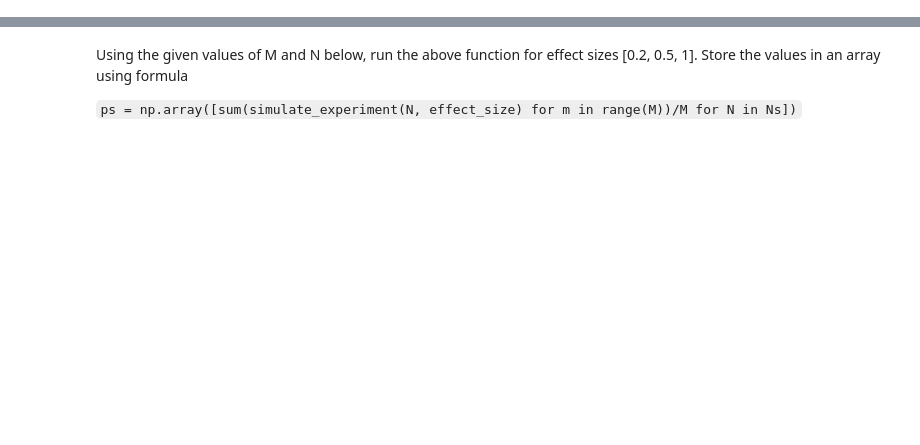
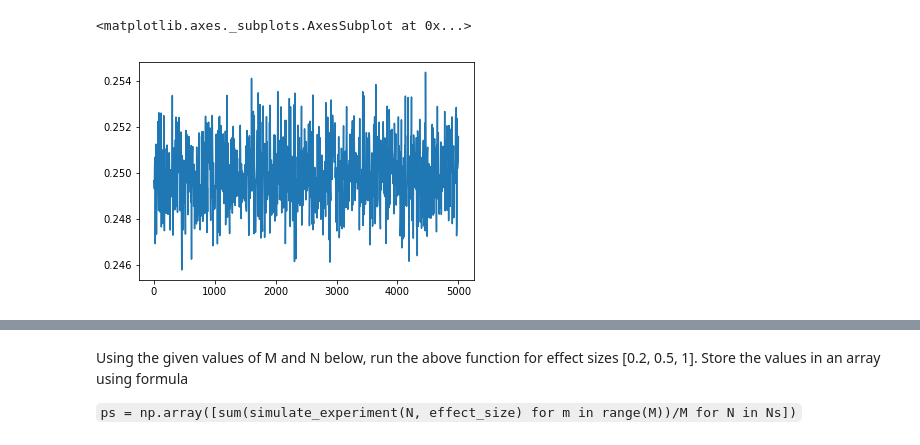
Before and after one commit to learn-co-curriculum/dsc-effect-sizes-pvalues-and-power-lab, a Jupyter notebook: index.ipynb, the cells around one changed output, grey strips where cells are left out. Drawn from its saved outputs; the diff is of its cells as text; code cells hidden in the pictures; blank space fills up the shorter version.

```diff
--- a/index.ipynb
+++ b/index.ipynb
@@ -284,4 +0,0 @@ The easiest way to calculate the shaded area is with the cumulative density func
-# %%
-p = 1 - stats.t.cdf(t, df)
-p
-# 0.891113799943723
@@ -316,0 +42,7 @@ Let's write a function to run an experiment with N (sample size), effect size (d
+# %%
+import numpy as np
+def generate_samples(m1,s1,n1,m2,s2,n2):
+    #Your code here
+    sample1 = np.random.normal(loc=m1, scale=s1, size=n1)
+    sample2 = np.random.normal(loc=m2, scale=s2, size=n2)
+    return sample1, sample2
@@ -316,0 +55,11 @@ Let's write a function to run an experiment with N (sample size), effect size (d
+# %%
+n_vs_p = {}
+for n in range(5,5005,5):
+    temp = []
+    for i in range(10**4):
+        sample1, sample2 = generate_samples(m1=5, s1=1, n1=n, m2=5, s2=1, n2=n)
+        p = p_value_welch_ttest(sample1, sample2)
+        temp.append(p)
+    n_vs_p[n] = temp
+df = pd.DataFrame.from_dict(n_vs_p)
+df
@@ -316,0 +89,5 @@ Let's write a function to run an experiment with N (sample size), effect size (d
+# %%
+df.mean().plot()
+# %% [output]
+<matplotlib.axes._subplots.AxesSubplot at 0x...>
+[figure, added]
```
Also changed, not shown: parts of 49 cells of this notebook, 8 other files.
